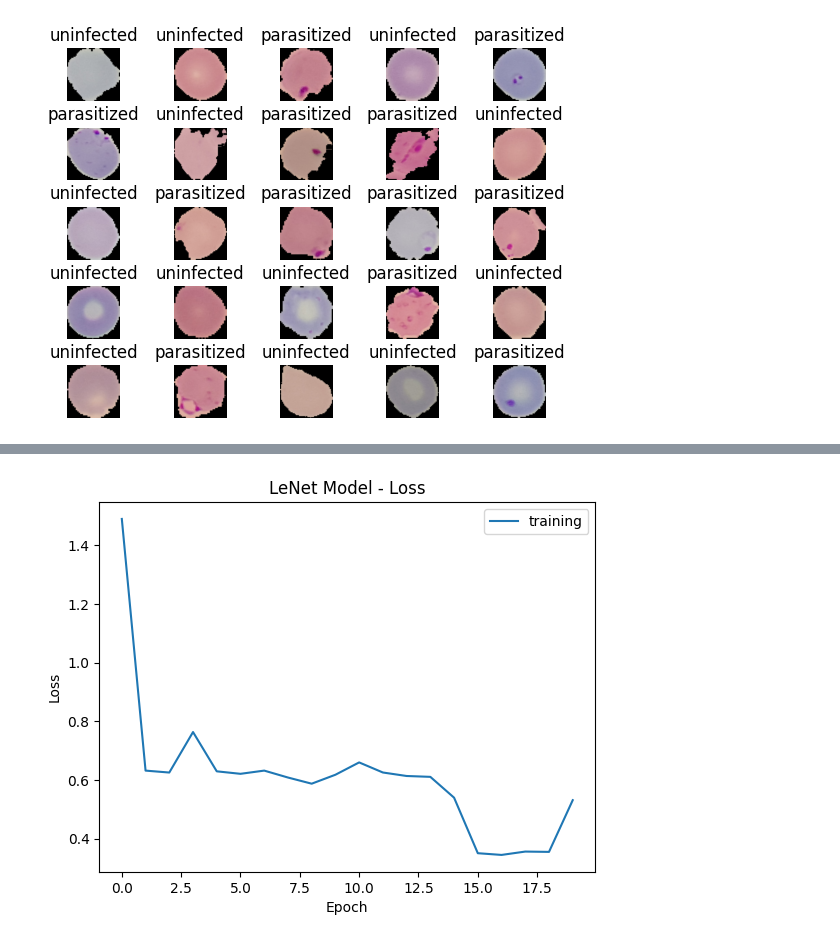
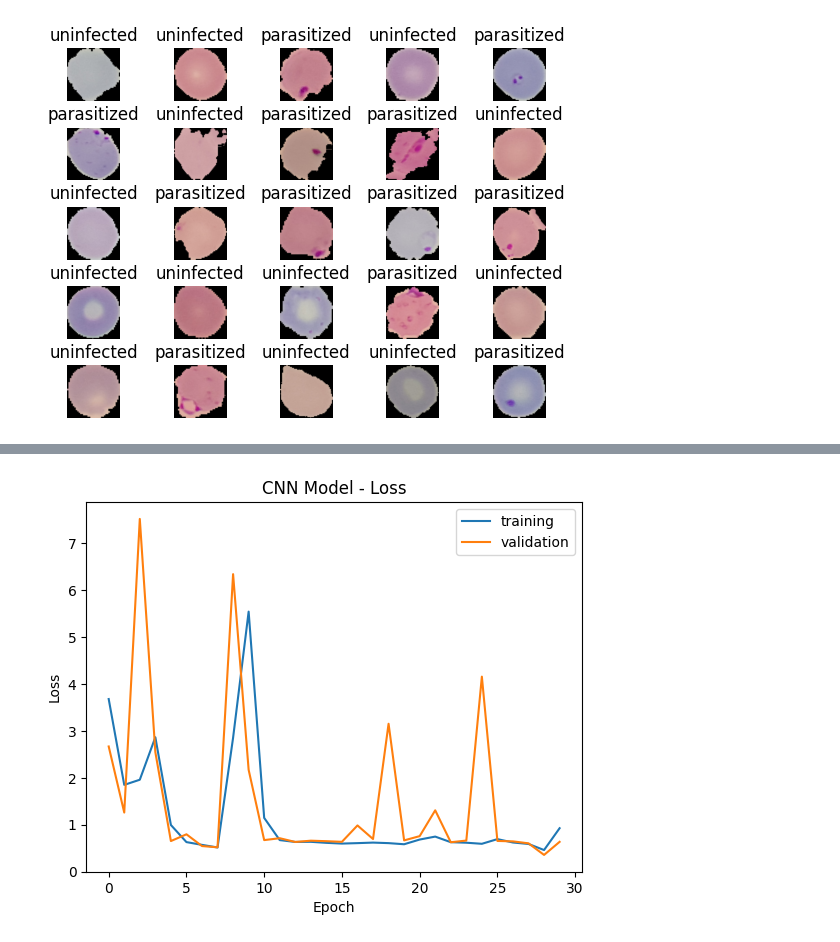
Before and after one commit to abdulhakkeempa/deep-learning, a Jupyter notebook: malaria_classification.ipynb, the cells around one changed output, grey strips where cells are left out. Cells and saved outputs as stored; diff of their text form; code cells hidden in the pictures.

```diff
--- a/malaria_classification.ipynb
+++ b/malaria_classification.ipynb
@@ -186,5 +188,5 @@ None
 cnn.compile(optimizer=Adam(learning_rate=0.01), loss=BinaryCrossentropy(), metrics='accuracy')
 # %%
 # history = cnn.fit(train_dataset, validation_data=val_dataset, epochs=100, verbose=1)
-history = cnn.fit(train_dataset, epochs=20, verbose=1)
+history = cnn.fit(train_dataset, validation_data=val_dataset,epochs=30, verbose=1)
 # %% [output]
@@ -208,11 +210,12 @@ Epoch 20/20
 # %%
 plt.plot(history.history['loss'])
-plt.title('LeNet Model - Loss')
+plt.plot(history.history['val_loss'])
+plt.title('CNN Model - Loss')
 plt.xlabel('Epoch')
 plt.ylabel('Loss')
-plt.legend(['training'], loc='upper right')
+plt.legend(['training', 'validation'], loc='upper right')
 plt.show()
 # %% [output]
-[figure, old version]
+[figure, new version]
 # %%
 plt.plot(history.history['accuracy'])
```
Also changed, not shown: parts of 7 cells of this notebook.
